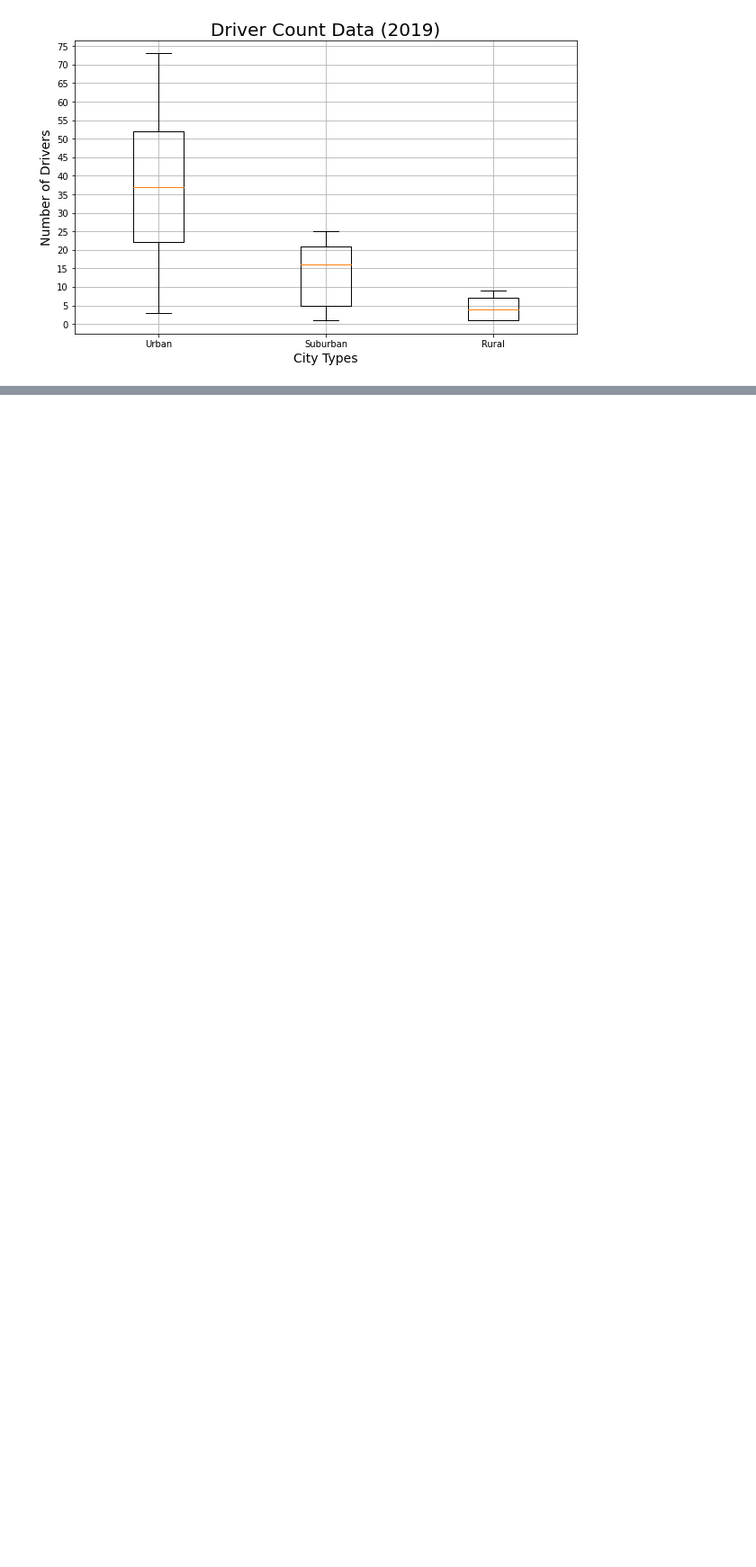
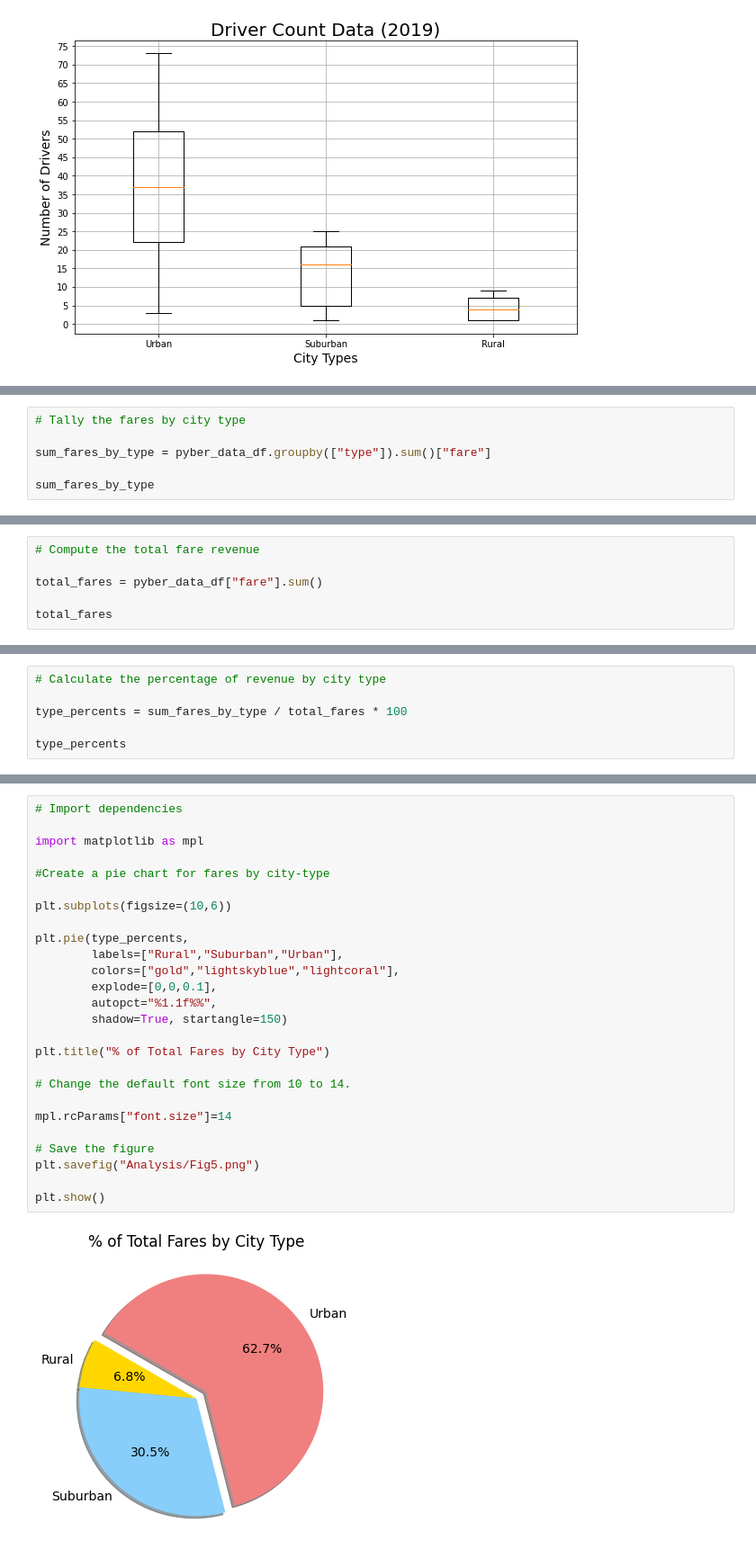
Before and after one commit to AndrewZinc/PyBer_Analysis, a Jupyter notebook: PyBer.ipynb, the cells around one changed output, grey strips where cells are left out. Shown at 90% size. Cells and saved outputs as stored; diff of their text form; blank space fills up the shorter version.

Commit message:
Added percentage pie charts for rides, fares, and drivers.  Added output images to the Analysis folder.

```diff
--- a/PyBer.ipynb
+++ b/PyBer.ipynb
@@ -743,0 +746,6 @@ plt.show()
+# %%
+# Tally the fares by city type
+
+sum_fares_by_type = pyber_data_df.groupby(["type"]).sum()["fare"]
+
+sum_fares_by_type
@@ -743,0 +758,6 @@ plt.show()
+# %%
+# Compute the total fare revenue
+
+total_fares = pyber_data_df["fare"].sum()
+
+total_fares
@@ -743,0 +766,6 @@ plt.show()
+# %%
+# Calculate the percentage of revenue by city type
+
+type_percents = sum_fares_by_type / total_fares * 100
+
+type_percents
@@ -743,0 +778,28 @@ plt.show()
+# %%
+# Import dependencies
+
+import matplotlib as mpl
+
+#Create a pie chart for fares by city-type
+
+plt.subplots(figsize=(10,6))
+
+plt.pie(type_percents,
+        labels=["Rural","Suburban","Urban"],
+        colors=["gold","lightskyblue","lightcoral"],
+        explode=[0,0,0.1],
+        autopct="%1.1f%%",
+        shadow=True, startangle=150)
+
+plt.title("% of Total Fares by City Type")
+
+# Change the default font size from 10 to 14.
+
+mpl.rcParams["font.size"]=14
+
+# Save the figure
+plt.savefig("Analysis/Fig5.png")
+
+plt.show()
+# %% [output]
+[figure, added]
```
Also changed, not shown: parts of 10 cells of this notebook, 2 other files.
